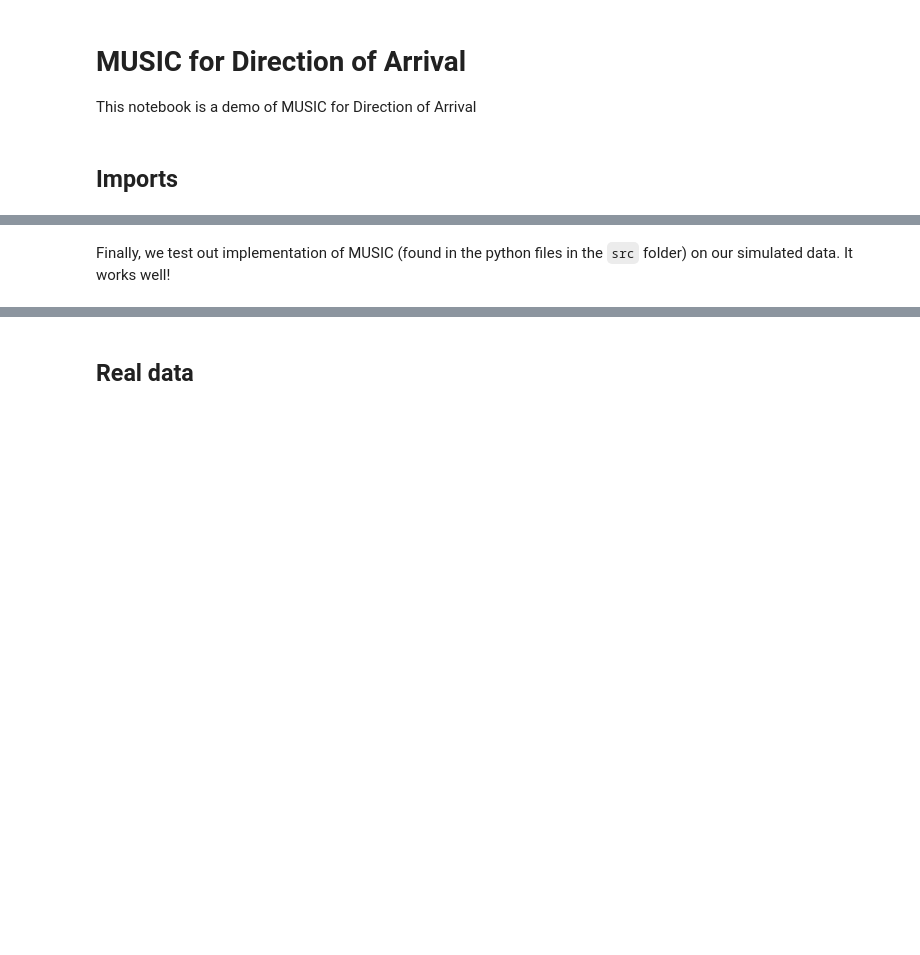
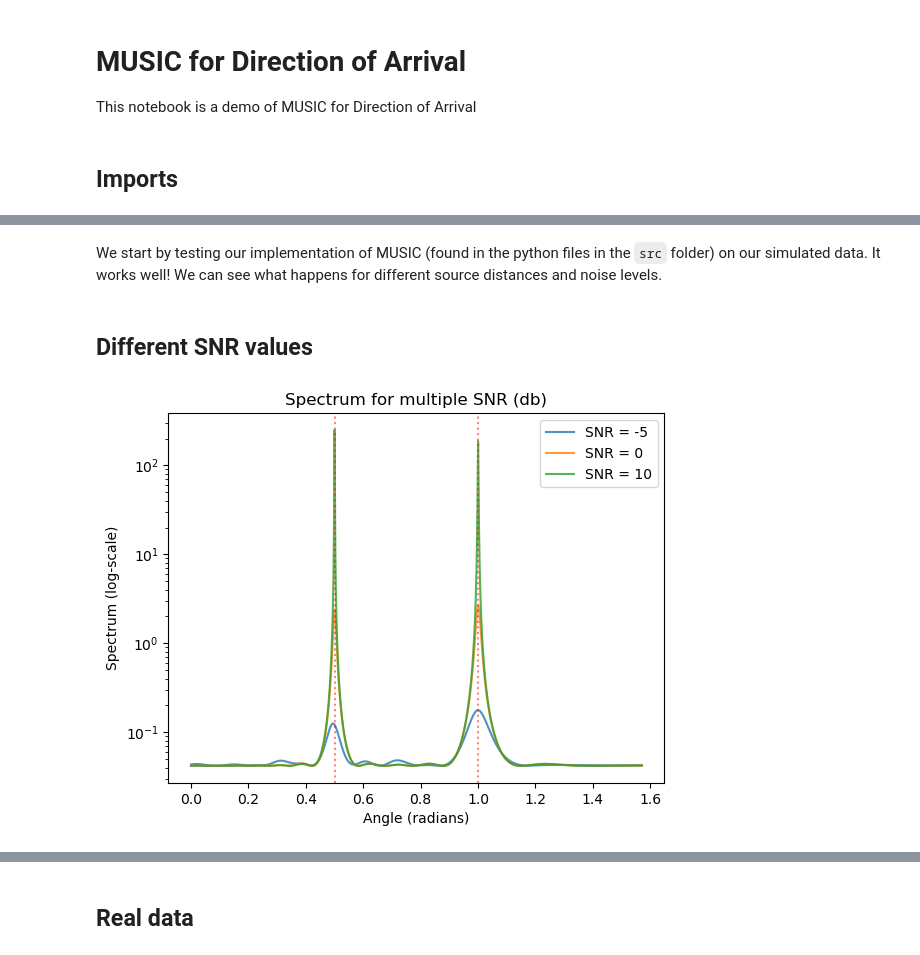
Before and after one commit to MichelDucartier/music_doa, a Jupyter notebook: MUSIC_report.ipynb, the cells around one changed output, grey strips where cells are left out. Saved outputs shown, nothing was run; the diff lists cells and outputs as text; code cells hidden in the pictures; blank space fills up the shorter version.

```diff
--- a/MUSIC_report.ipynb
+++ b/MUSIC_report.ipynb
@@ -35,2 +35,8 @@ wavelength = SOUND_SPEED / main_frequency
 # %% [markdown]
-Finally, we test out implementation of MUSIC (found in the python files in the `src` folder) on our simulated data. It works well!
+We start by testing our implementation of MUSIC (found in the python files in the `src` folder) on our simulated data. It works well!  We can see what happens for different source distances and noise levels.
+# %% [markdown]
+## Different SNR values
+# %%
+def get_noise_var(snr, signal_var):
+    temp = 10 ** (snr/10)
+    return signal_var / temp
@@ -36,0 +57,41 @@ Finally, we test out implementation of MUSIC (found in the python files in the `
+# %%
+def plot_spectrum(freq_range, resolution, spectrums, labels, title, thetas, log=True, plot_theta=True):
+    X = np.linspace(freq_range[0], np.pi/2, 10000)
+    Y = [[spectrum(x) for x in X] for spectrum in spectrums]
+
+    for i, y in enumerate(Y):
+        plt.plot(X, y, label=labels[i], alpha=0.8)
+    plt.legend()
+    plt.xlabel('Angle (radians)')
+    ylabel_log = '(log-scale)' if log else ''
+    plt.ylabel(f'Spectrum {ylabel_log}')
+    if log:
+        plt.yscale('log')
+    plt.title(title)
+
+    if plot_theta:
+        for theta in thetas:
+            plt.axvline(x=theta, color='red', linestyle=':', alpha=0.5)
+    plt.show()
+# %%
+def plot_spectrum_different_snr(snr_values, wavelength, mic_distance=1, thetas=np.array([0.5, 1]),
+                                n_mics=24, n_samples=100):
+    n_sources = len(thetas)
+    samples_diff_var = []
+    aligned_mics_coords = np.array([(0, mic_distance * i) for i in range(n_mics)]).T
+
+    for snr in snr_values:
+        samples = get_samples(mic_distance, thetas, wavelength, n_mics, n_sources, n_samples, snr=snr)
+        samples_diff_var.append(samples)
+
+    spectrums = [music(sampled_received, n_sources, aligned_mics_coords, main_frequency, verbose=False)
+                 for sampled_received in samples_diff_var]
+
+    labels = [f'SNR = {snr_value}' for snr_value in snr_values]
+    plot_spectrum((0, np.pi/2), 10000, spectrums, labels, 'Spectrum for multiple SNR (db)', thetas, log=True)
+
+main_frequency = (fs * w0) / (2 * np.pi)
+wavelength = SOUND_SPEED / main_frequency
+plot_spectrum_different_snr([-5, 0, 10], wavelength)
+# %% [output]
+[figure, added]
```
Also changed, not shown: parts of 20 cells of this notebook, 5 other files.
